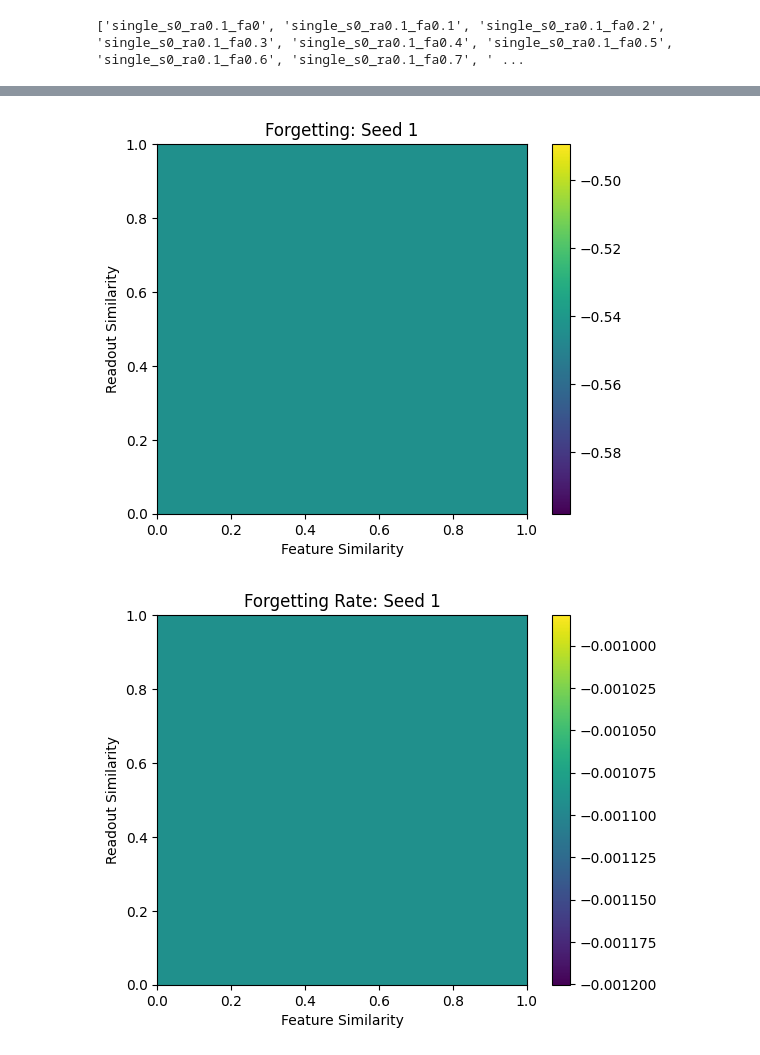
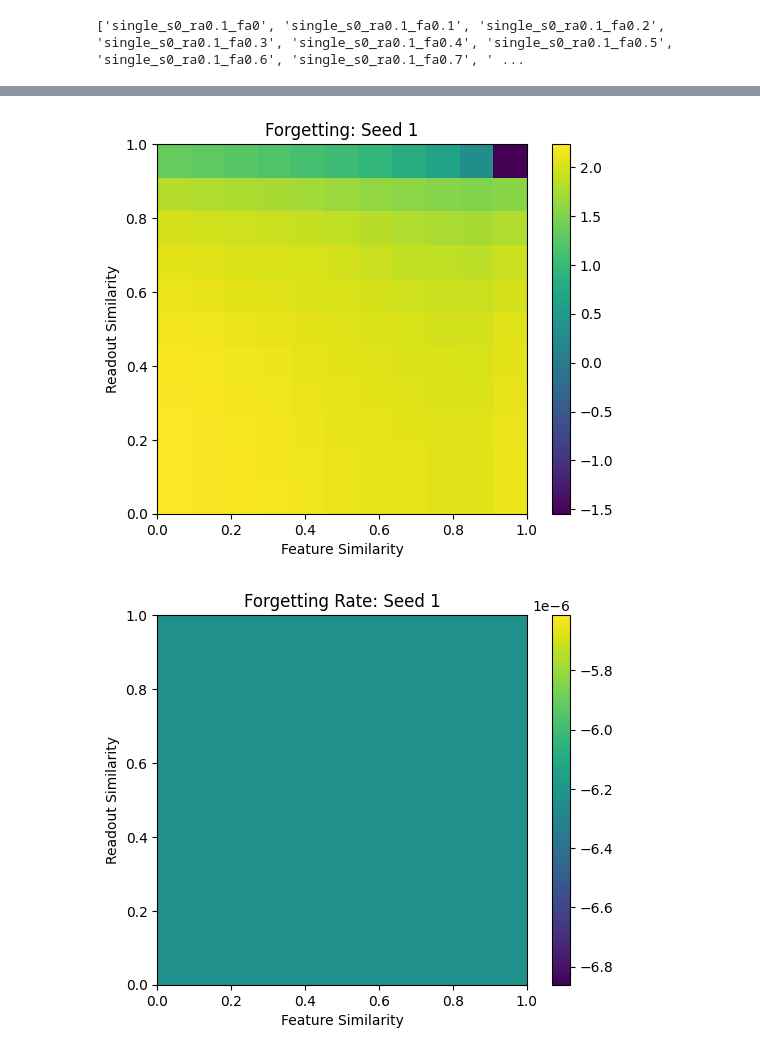
Before and after one commit to Lisa-ach/student_teacher_catastrophic, a Jupyter notebook: notes/Experiment2/Figure5.ipynb, the cells around one changed output, grey strips where cells are left out. Saved outputs shown, nothing was run; the diff lists cells and outputs as text; code cells hidden in the pictures.

```diff
--- a/notes/Experiment2/Figure5.ipynb
+++ b/notes/Experiment2/Figure5.ipynb
@@ -127,15 +44,0 @@ organised_paths = get_organised_paths(RESULTS_PATH, SEEDS)
-# %%
-# Code pour debug
-
-# def get_metrics(df_paths, switch_step, final_step, threshold=None, second_task_cutoff=None):
-#     dfs = {k: pd.read_csv(df_path).dropna() for k, df_path in df_paths.items()}
-#     for k, df in dfs.items():
-#         print(len(df.log_generalisation_error_0))
-#         print(len(df.log_generalisation_error_0[423]))
-#     # switch_errors = {k: df.log_generalisation_error_0[switch_step - 1] for k, df in dfs.items()}
-
-seed, seed_dfs = list(organised_paths.items())[0]
-df_paths = seed_dfs
-    # get_metrics(df_paths=seed_dfs, switch_step=None, final_step=None, threshold=-4)
-
-dfs = {k: pd.read_csv(df_path).dropna() for k, df_path in df_paths.items()}
@@ -174,26 +66,10 @@ def get_metrics(df_paths, switch_step, final_step, threshold=None, second_task_c
     max_forgetting = {k: np.amax(df.log_generalisation_error_0[switch_step - 1:final_step]) - df.log_generalisation_error_0[switch_step - 1] for k, df in dfs.items()}
 
     # TODO modify here
-
-    '''
     try:
         second_threshold_steps = {k: np.where(df.log_generalisation_error_1 < switch_errors[k])[0][0] for k, df in dfs.items()}
     except Exception as e:
         second_threshold_steps = {k: np.where(df.log_generalisation_error_1 < 0.69)[0][0] for k, df in dfs.items()} # TODO 0.69 arbitrary
-    '''
-
-    second_threshold_steps = {}
-    for k, df in dfs.items():
-        condition_indices = np.where(df.log_generalisation_error_1 < switch_errors.get(k, 0.69))[0]
-
-        if len(condition_indices) > 0:
-            second_threshold_steps[k] = condition_indices[0]
-        else:
-            print(f"Aucune valeur ne satisfait la condition pour {k}, utilisation d'un seuil par défaut.")
-            second_threshold_steps[k] = len(df) - 1  # Prend la dernière valeur comme fallback
-
-
-
     adjusted_forgetting = {k: df.log_generalisation_error_0[second_threshold_steps[k]] - df.log_generalisation_error_0[switch_step - 1] for k, df in dfs.items()}
     transfer = {k: df.log_generalisation_error_1[switch_step - 1] - df.log_generalisation_error_1[final_step - 1] for k, df in dfs.items()}
     transfer_rate = {k: np.mean([df.log_generalisation_error_1[switch_step - 1 + i] - df.log_generalisation_error_1[switch_step - 1 + i + 1] for i in range(10)]) for k, df in dfs.items()}
@@ -237,7 +113,7 @@ def plot2d(metric, metric_title, cmap, save_name):
     fig.savefig(os.path.join(path_save_figures, save_name), dpi=100)
 # %%
 for seed, seed_dfs in organised_paths.items():
-    seed_forgetting, seed_forgetting_rate, seed_max_forgetting, seed_adjusted_forgetting, seed_transfer, seed_transfer_rate, seed_max_transfer = get_metrics(df_paths=seed_dfs, switch_step=None, final_step=None, threshold=-4)
+    seed_forgetting, seed_forgetting_rate, seed_max_forgetting, seed_adjusted_forgetting, seed_transfer, seed_transfer_rate, seed_max_transfer = get_metrics(df_paths=seed_dfs, switch_step=None, final_step=None, threshold=-3)
 
 
     plot2d(seed_forgetting, f"Forgetting: Seed {seed}", "viridis", f"forgetting_seed_{seed}.pdf")
@@ -293,2 +135,2 @@ Aucune valeur ne satisfait la condition pour (0.9, 1.0), utilisation d'un seuil
-[figure, old version]
+[figure, new version]
-[figure, old version]
+[figure, new version]
```
Also changed, not shown: parts of 7 cells of this notebook, 1 other file.
